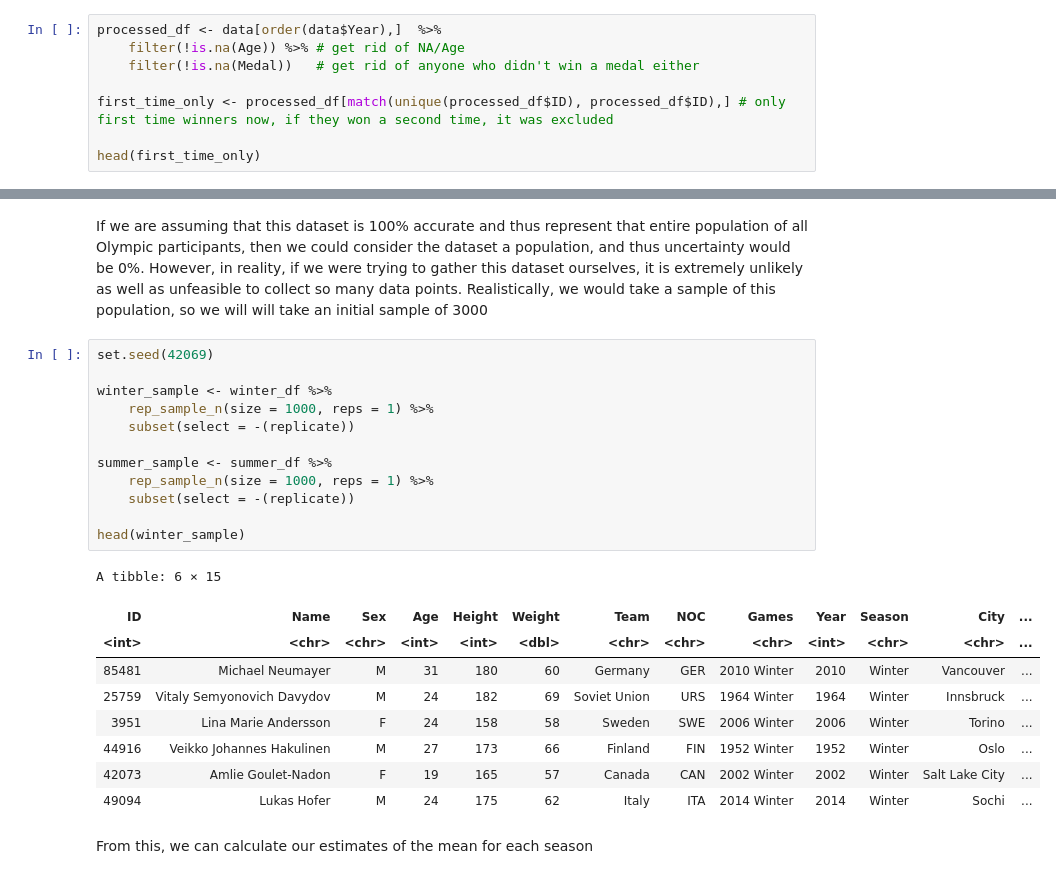
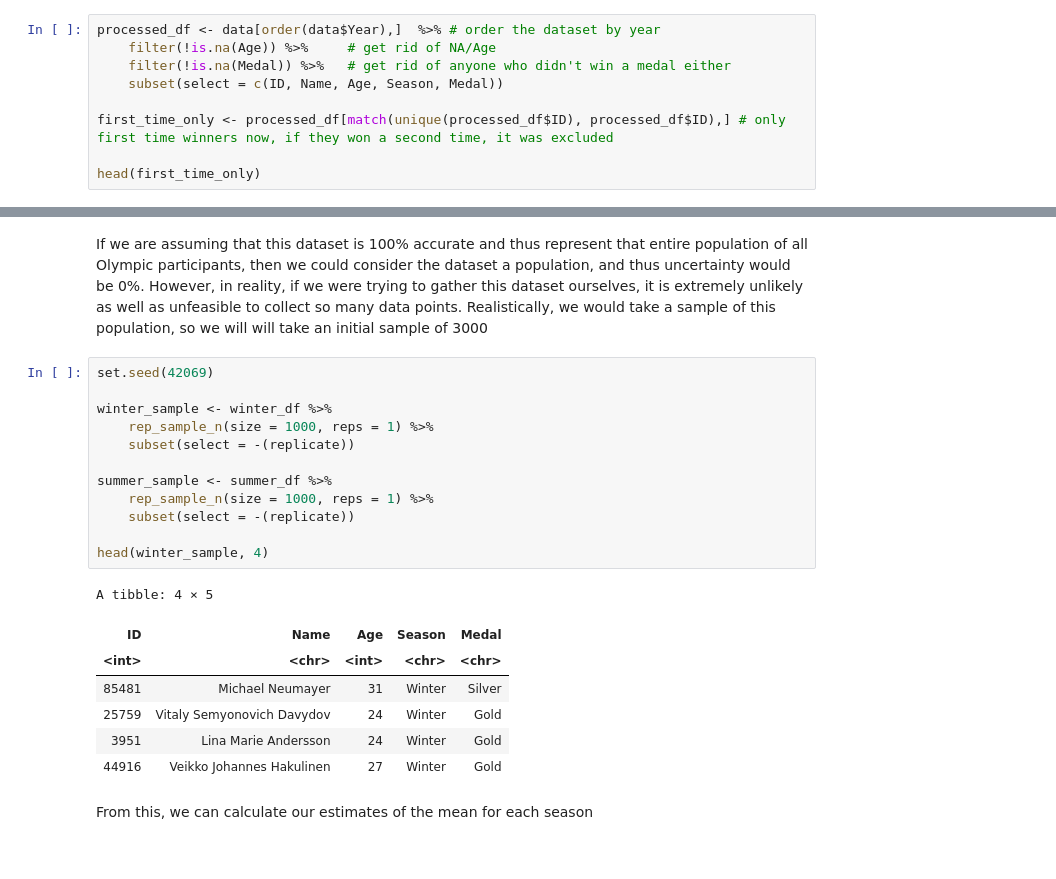
Before and after one commit to KevinSaigon/stat-201-project, a Jupyter notebook: project-proposal.ipynb, the cells around one changed output, grey strips where cells are left out. Cells and saved outputs as stored; diff of their text form.

```diff
--- a/project-proposal.ipynb
+++ b/project-proposal.ipynb
@@ -28,7 +38,8 @@ The next step was then to only count first-time wins for multiple-time medal win
 # %%
-processed_df <- data[order(data$Year),]  %>%
-    filter(!is.na(Age)) %>% # get rid of NA/Age
-    filter(!is.na(Medal))   # get rid of anyone who didn't win a medal either
+processed_df <- data[order(data$Year),]  %>% # order the dataset by year
+    filter(!is.na(Age)) %>%     # get rid of NA/Age
+    filter(!is.na(Medal)) %>%   # get rid of anyone who didn't win a medal either
+    subset(select = c(ID, Name, Age, Season, Medal))
 
 first_time_only <- processed_df[match(unique(processed_df$ID), processed_df$ID),] # only first time winners now, if they won a second time, it was excluded
 
@@ -80,25 +87,23 @@ If we are assuming that this dataset is 100% accurate and thus represent that en
 # %%
 set.seed(42069)
 
 winter_sample <- winter_df %>%
     rep_sample_n(size = 1000, reps = 1) %>%
     subset(select = -(replicate))
 
 summer_sample <- summer_df %>%
     rep_sample_n(size = 1000, reps = 1) %>%
     subset(select = -(replicate))
 
-head(winter_sample)
+head(winter_sample, 4)
 # %% [output]
-A tibble: 6 × 15
+A tibble: 4 × 5
-| ID | Name | Sex | Age | Height | Weight | Team | NOC | Games | Year | Season | City | ... |
-| <int> | <chr> | <chr> | <int> | <int> | <dbl> | <chr> | <chr> | <chr> | <int> | <chr> | <chr> | ... |
-| 85481 | Michael Neumayer | M | 31 | 180 | 60 | Germany | GER | 2010 Winter | 2010 | Winter | Vancouver | ... |
-| 25759 | Vitaly Semyonovich Davydov | M | 24 | 182 | 69 | Soviet Union | URS | 1964 Winter | 1964 | Winter | Innsbruck | ... |
-| 3951 | Lina Marie Andersson | F | 24 | 158 | 58 | Sweden | SWE | 2006 Winter | 2006 | Winter | Torino | ... |
-| 44916 | Veikko Johannes Hakulinen | M | 27 | 173 | 66 | Finland | FIN | 1952 Winter | 1952 | Winter | Oslo | ... |
-| 42073 | Amlie Goulet-Nadon | F | 19 | 165 | 57 | Canada | CAN | 2002 Winter | 2002 | Winter | Salt Lake City | ... |
-| 49094 | Lukas Hofer | M | 24 | 175 | 62 | Italy | ITA | 2014 Winter | 2014 | Winter | Sochi | ... |
+| ID | Name | Age | Season | Medal |
+| <int> | <chr> | <int> | <chr> | <chr> |
+| 85481 | Michael Neumayer | 31 | Winter | Silver |
+| 25759 | Vitaly Semyonovich Davydov | 24 | Winter | Gold |
+| 3951 | Lina Marie Andersson | 24 | Winter | Gold |
+| 44916 | Veikko Johannes Hakulinen | 27 | Winter | Gold |
 # %% [markdown]
 From this, we can calculate our estimates of the mean for each season
 # %%
```
Also changed, not shown: parts of 8 cells of this notebook.
